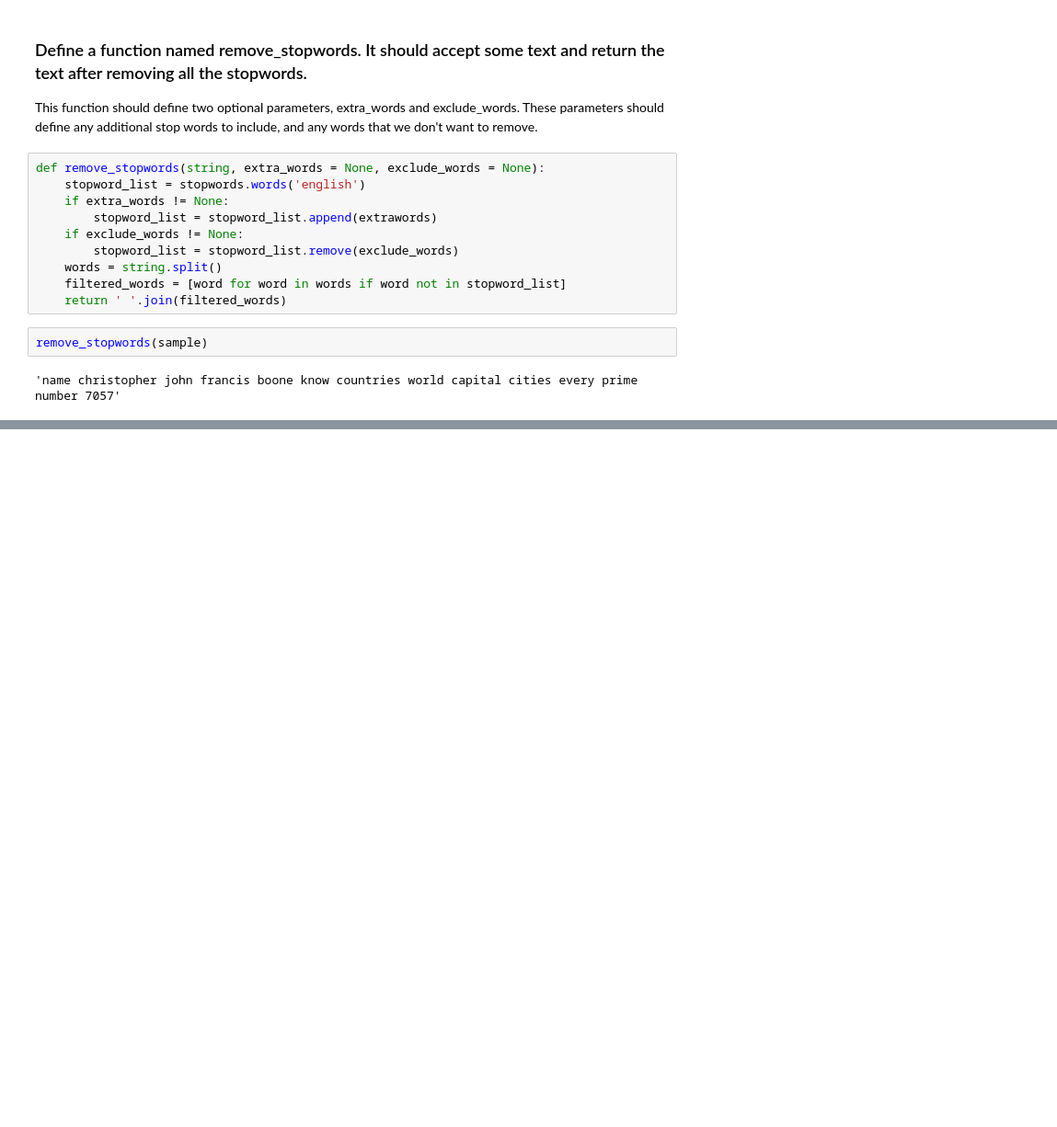
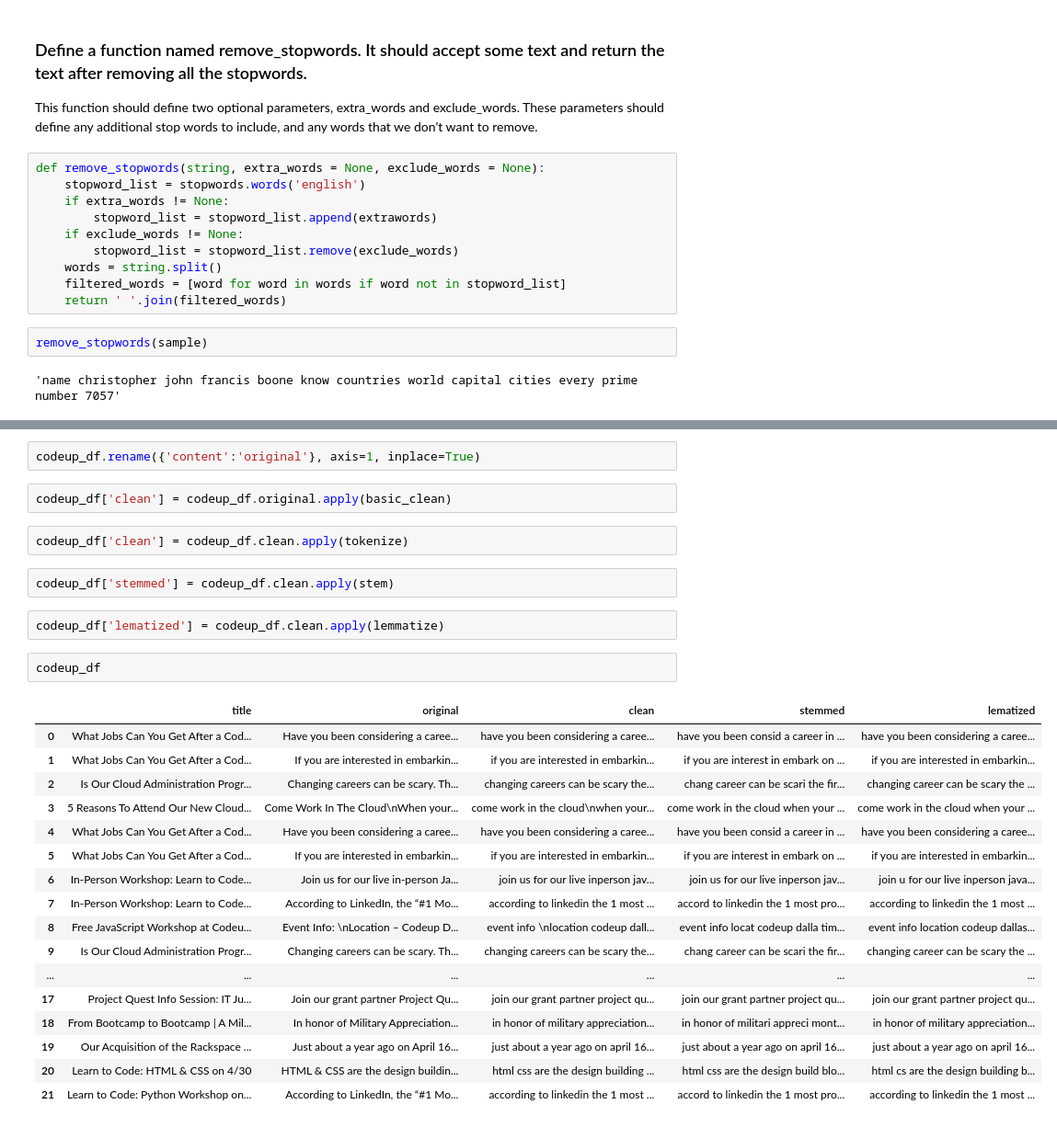
Before and after one commit to lochlynlaskowski/natural-language-processing-exercises, a Jupyter notebook: prepare.ipynb, the cells around one changed output, grey strips where cells are left out. Shown at 92% size. Drawn from its saved outputs; the diff is of its cells as text; blank space fills up the shorter version.

```diff
--- a/prepare.ipynb
+++ b/prepare.ipynb
@@ -80,0 +154,30 @@ remove_stopwords(sample)
+# %%
+codeup_df.rename({'content':'original'}, axis=1, inplace=True)
+# %%
+codeup_df['clean'] = codeup_df.original.apply(basic_clean)
+# %%
+codeup_df['clean'] = codeup_df.clean.apply(tokenize)
+# %%
+codeup_df['stemmed'] = codeup_df.clean.apply(stem)
+# %%
+codeup_df['lematized'] = codeup_df.clean.apply(lemmatize)
+# %%
+codeup_df
+# %% [output]
+|  | title | original | clean | stemmed | lematized |
+| 0 | What Jobs Can You Get After a Cod... | Have you been considering a caree... | have you been considering a caree... | have you been consid a career in ... | have you been considering a caree... |
+| 1 | What Jobs Can You Get After a Cod... | If you are interested in embarkin... | if you are interested in embarkin... | if you are interest in embark on ... | if you are interested in embarkin... |
+| 2 | Is Our Cloud Administration Progr... | Changing careers can be scary. Th... | changing careers can be scary the... | chang career can be scari the fir... | changing career can be scary the ... |
+| 3 | 5 Reasons To Attend Our New Cloud... | Come Work In The Cloud\nWhen your... | come work in the cloud\nwhen your... | come work in the cloud when your ... | come work in the cloud when your ... |
+| 4 | What Jobs Can You Get After a Cod... | Have you been considering a caree... | have you been considering a caree... | have you been consid a career in ... | have you been considering a caree... |
+| 5 | What Jobs Can You Get After a Cod... | If you are interested in embarkin... | if you are interested in embarkin... | if you are interest in embark on ... | if you are interested in embarkin... |
+| 6 | In-Person Workshop: Learn to Code... | Join us for our live in-person Ja... | join us for our live inperson jav... | join us for our live inperson jav... | join u for our live inperson java... |
+| 7 | In-Person Workshop: Learn to Code... | According to LinkedIn, the “#1 Mo... | according to linkedin the 1 most ... | accord to linkedin the 1 most pro... | according to linkedin the 1 most ... |
+| 8 | Free JavaScript Workshop at Codeu... | Event Info: \nLocation – Codeup D... | event info \nlocation codeup dall... | event info locat codeup dalla tim... | event info location codeup dallas... |
+| 9 | Is Our Cloud Administration Progr... | Changing careers can be scary. Th... | changing careers can be scary the... | chang career can be scari the fir... | changing career can be scary the ... |
+| ... | ... | ... | ... | ... | ... |
+| 17 | Project Quest Info Session: IT Ju... | Join our grant partner Project Qu... | join our grant partner project qu... | join our grant partner project qu... | join our grant partner project qu... |
+| 18 | From Bootcamp to Bootcamp | A Mil... | In honor of Military Appreciation... | in honor of military appreciation... | in honor of militari appreci mont... | in honor of military appreciation... |
+| 19 | Our Acquisition of the Rackspace ... | Just about a year ago on April 16... | just about a year ago on april 16... | just about a year ago on april 16... | just about a year ago on april 16... |
+| 20 | Learn to Code: HTML & CSS on 4/30 | HTML & CSS are the design buildin... | html css are the design building ... | html css are the design build blo... | html cs are the design building b... |
+| 21 | Learn to Code: Python Workshop on... | According to LinkedIn, the “#1 Mo... | according to linkedin the 1 most ... | accord to linkedin the 1 most pro... | according to linkedin the 1 most ... |
```
Also changed, not shown: parts of 18 cells of this notebook.
